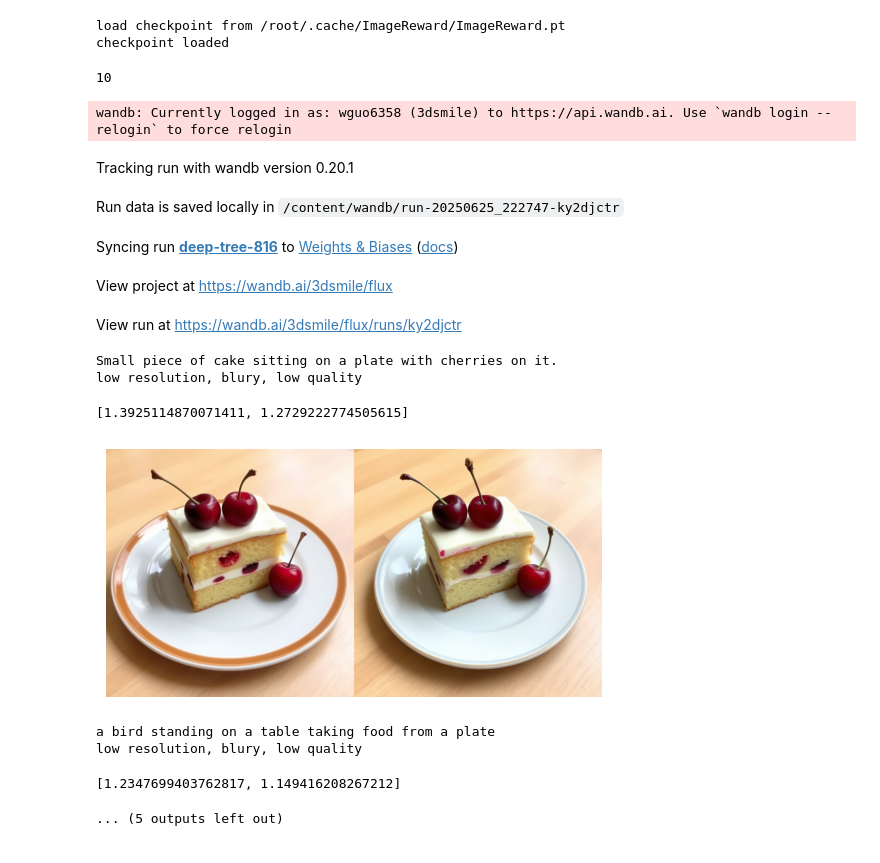
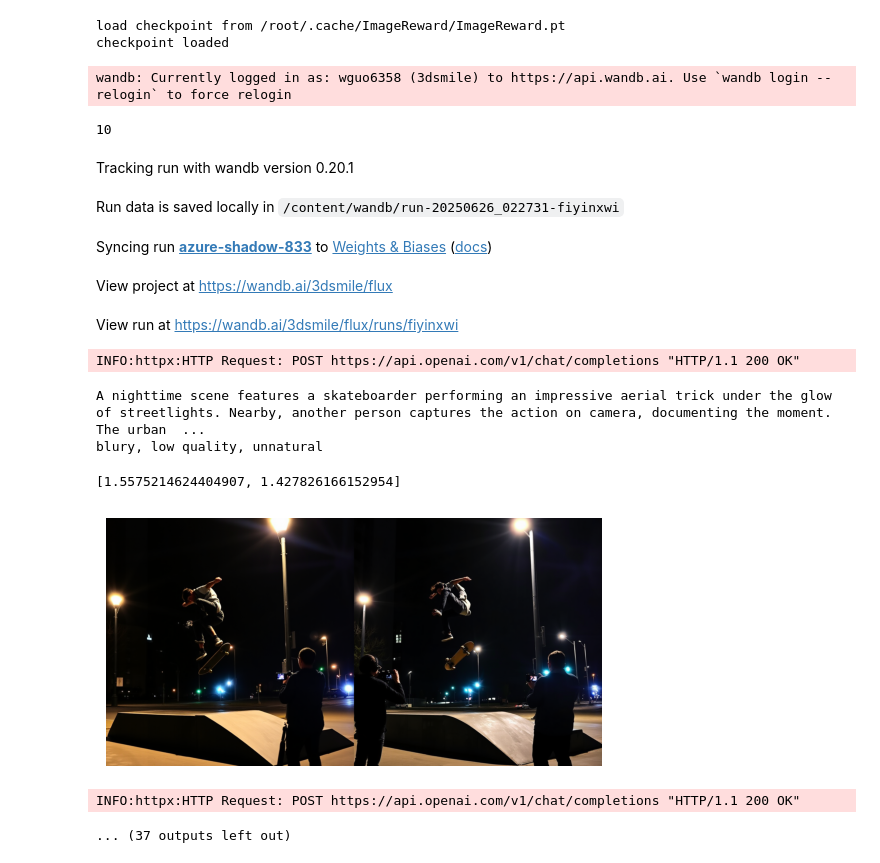
Before and after one commit to weathon/neg, a Jupyter notebook: NAG.ipynb, the cells around one changed output. Saved outputs shown, nothing was run; the diff lists cells and outputs as text; code cells hidden in the pictures.

```diff
--- a/NAG.ipynb
+++ b/NAG.ipynb
@@ -555,9 +555,9 @@ def rewrite(prompt):
     return completion.choices[0].message.parsed.prompt
 
 for i in prompts:
-  positive_prompt = i #rewrite(i)
+  positive_prompt = rewrite(i)
 
-  negative_prompt = "low resolution, blury, low quality"#, poor detail, unnatural lighting, artifacts"
+  negative_prompt = "blury, low quality, unnatural"#, poor detail, unnatural lighting, artifacts"
   # negative_prompt = i["neg"]# + "; low resolution, blury, low quality, poor details, unnatural lighting"
   NAGFluxPipeline._set_nag_attn_processor = get_set_function(len(pipe.tokenizer(positive_prompt).input_ids), len(pipe.tokenizer(negative_prompt).input_ids))
   print(positive_prompt)
@@ -566,57 +566,56 @@ for i in prompts:
       positive_prompt,
       guidance_scale=0.,
       nag_negative_prompt=negative_prompt,
-      nag_scale=3,
+      nag_scale=4,
       generator=torch.Generator(device="cuda").manual_seed(seed),
-      num_inference_steps=4,
+      num_inference_steps=2,
       max_sequence_length=256,
       nag_tau=2.5,
-      nag_alpha=0.125
+      nag_alpha=0.1
   ).images[0]
 
 
   NAGFluxPipeline._set_nag_attn_processor = _set_nag_attn_processor_vanilla
 
   image_vanilla = pipe(
       positive_prompt,
       guidance_scale=0.,
       nag_negative_prompt=negative_prompt,
       nag_scale=4,
       generator=torch.Generator(device="cuda").manual_seed(seed),
-      num_inference_steps=4,
+      num_inference_steps=2,
       max_sequence_length=256,
       nag_tau=2.5,
       nag_alpha=0.25,
   ).images[0]
 
   # ans = ask_gpxt(image_ours, image_vanilla, positive_prompt, negative_prompt).T
   # print(ans)
   # scores += ans
   scores = reward_model.score(positive_prompt, [image_ours, image_vanilla])
   print(scores)
   ours_score += scores[0]
   vanilla_score += scores[1]
   full = cv2.hconcat([np.array(image_ours), np.array(image_vanilla)])
   wandb.log({"img": wandb.Image(full, caption=f"+:{positive_prompt}\n-:{negative_prompt}"), "ours": ours_score, "vanilla": vanilla_score})
   pylab.imshow(full)
   pylab.axis('off')
   pylab.show()
 # %% [output]
-10
+wandb: Currently logged in as: wguo6358 (3dsmile) to https://api.wandb.ai. Use `wandb login --relogin` to force relogin
-wandb: Currently logged in as: wguo6358 (3dsmile) to https://api.wandb.ai. Use `wandb login --relogin` to force relogin
+10
 Tracking run with wandb version 0.20.1
-Run data is saved locally in /content/wandb/run-20250625_222747-ky2djctr
+Run data is saved locally in /content/wandb/run-20250626_022731-fiyinxwi
-Syncing run deep-tree-816 to Weights & Biases (docs)
+Syncing run azure-shadow-833 to Weights & Biases (docs)
 View project at https://wandb.ai/3dsmile/flux
-View run at https://wandb.ai/3dsmile/flux/runs/ky2djctr
+View run at https://wandb.ai/3dsmile/flux/runs/fiyinxwi
-Small piece of cake sitting on a plate with cherries on it.
-low resolution, blury, low quality
+INFO:httpx:HTTP Request: POST https://api.openai.com/v1/chat/completions "HTTP/1.1 200 OK"
-[1.3925114870071411, 1.2729222774505615]
+A nighttime scene features a skateboarder performing an impressive aerial trick under the glow of streetlights. Nearby, another person captures the action on camera, documenting the moment. The urban  ...
+blury, low quality, unnatural
+[1.5575214624404907, 1.427826166152954]
-[figure, old version]
+[figure, new version]
-a bird standing on a table taking food from a plate
-low resolution, blury, low quality
-[1.2347699403762817, 1.149416208267212]
+INFO:httpx:HTTP Request: POST https://api.openai.com/v1/chat/completions "HTTP/1.1 200 OK"
-... (5 outputs left out)
+... (37 outputs left out)
 # %%
 ## compare is better score is not objective
 # %%
```
